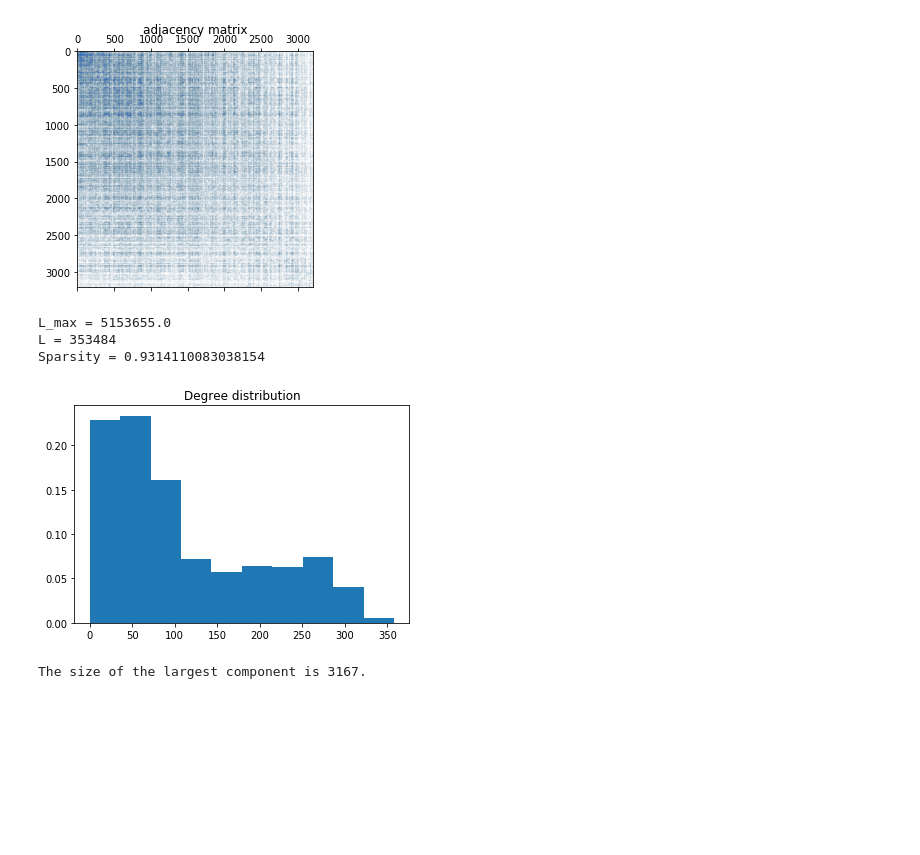
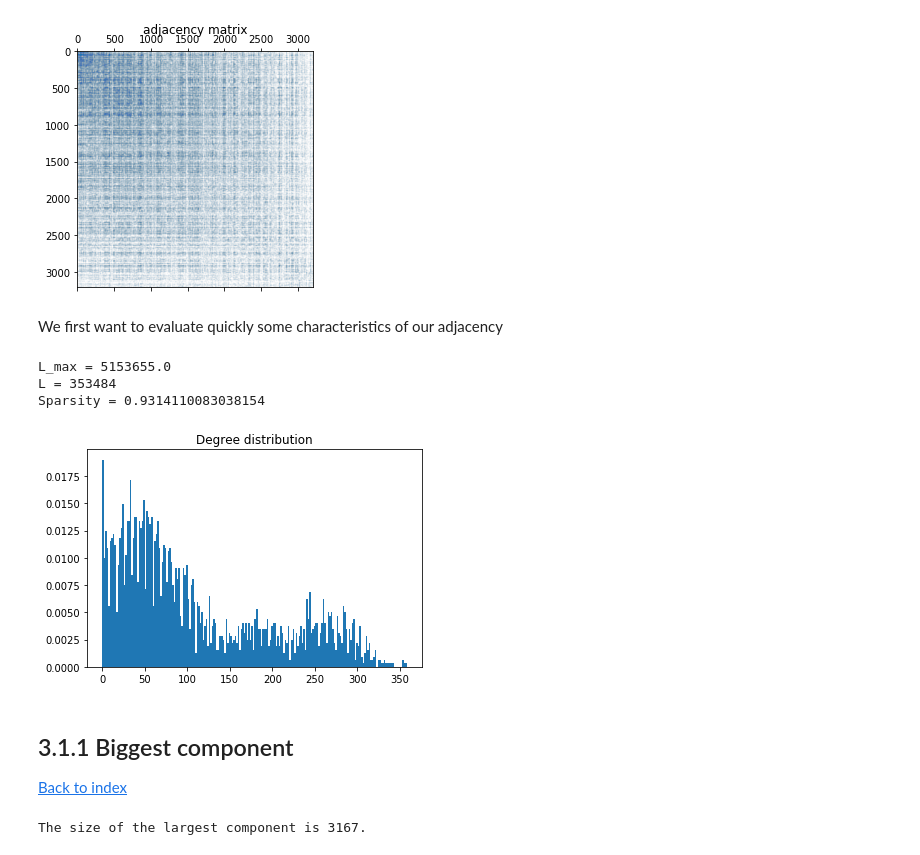
Before and after one commit to rocari96/NTDS-project, a Jupyter notebook: notebook.ipynb, the cells around one changed output. Cells and saved outputs as stored; diff of their text form; code cells hidden in the pictures; blank space fills up the shorter version.

Commit message:
Created index, added comments, changes in graph titles, order of cells

```diff
--- a/notebook.ipynb
+++ b/notebook.ipynb
@@ -261,32 +310,37 @@ plt.title('adjacency matrix');
 plt.tight_layout()
 # %% [output]
 [figure]
+# %% [markdown]
+We first want to evaluate quickly some characteristics of our adjacency
 # %%
 # maximum number of Links in our network
 L_max = n_nodes*(n_nodes-1)/2
 print('L_max =', L_max)
 
 # number of link in our network
 L = np.count_nonzero(adjacency)
 print('L =',L)
 
 # sparisty
 sparsity = (L_max-L)/L_max
 print('Sparsity =', sparsity)
 
 # Create the binary version of adjacency matrix as our adjacency is weighted
 adj_binary = adjacency.astype(bool).astype(int)
 degree = np.sum(adj_binary, axis=0)
 
 #Histogram of degree distribution
 weights = np.ones_like(degree) / float(n_nodes)
-plt.hist(degree, weights=weights);
+plt.hist(degree, weights=weights, bins = 100);
 plt.title('Degree distribution');
 # %% [output]
 L_max = 5153655.0
 L = 353484
 Sparsity = 0.9314110083038154
-[figure, old version]
+[figure, new version]
+# %% [markdown]
+## 3.1.1 Biggest component
+[Back to index](#Index)
 # %%
 def adj_matrix_to_list(adj):
     """Transform adjacency matrix into a dictionnary : each node is linked with all his neighbor nodes
```
Also changed, not shown: parts of 100 cells of this notebook, 3 other files.
